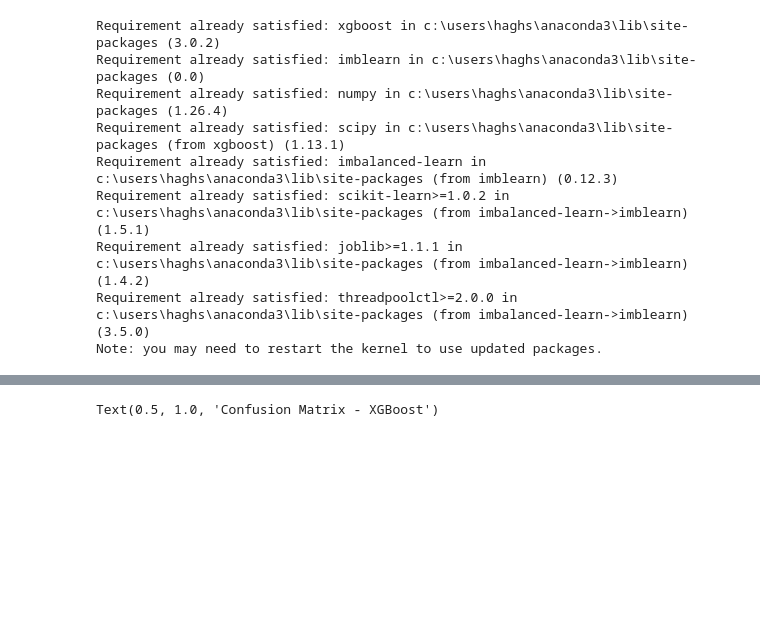
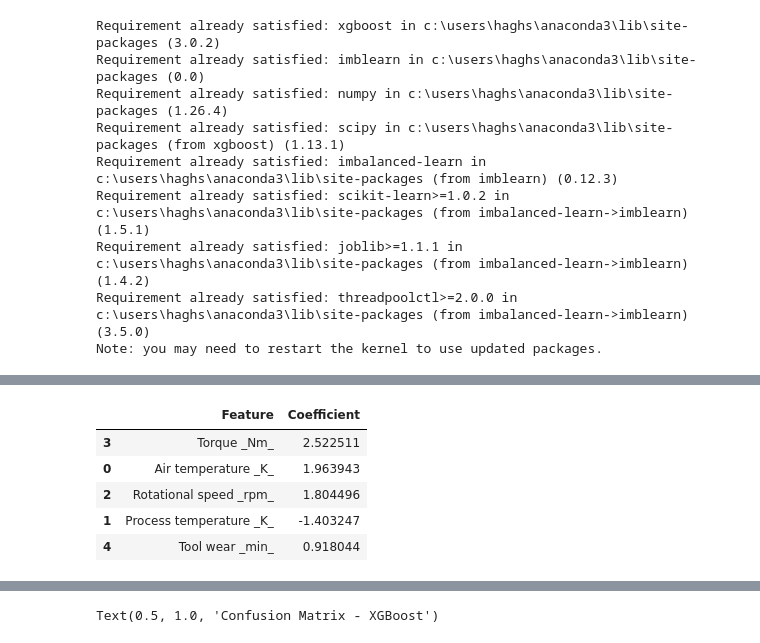
Before and after one commit to Hossein-Haghshenas/industrial-machine-fail-prediction, a Jupyter notebook: predict-maintenance.ipynb, the cells around one changed output, grey strips where cells are left out. Drawn from its saved outputs; the diff is of its cells as text; code cells hidden in the pictures; blank space fills up the shorter version.

```diff
--- a/predict-maintenance.ipynb
+++ b/predict-maintenance.ipynb
@@ -25,11 +25,14 @@ from sklearn.metrics import precision_recall_curve, f1_score, recall_score, prec
 from imblearn.over_sampling import SMOTE
 import xgboost as xgb
 # %%
+# set base url of datasets
+base_url = './dataset/preprocessed/'
+
 # Load preprocessed data
-X_train = pd.read_csv('X_train.csv')
-X_test = pd.read_csv('X_test.csv')
-y_train = pd.read_csv('y_train.csv')
-y_test = pd.read_csv('y_test.csv')
+X_train = pd.read_csv(f'{base_url}X_train.csv')
+X_test = pd.read_csv(f'{base_url}X_test.csv')
+y_train = pd.read_csv(f'{base_url}y_train.csv')
+y_test = pd.read_csv(f'{base_url}y_test.csv')
 
 # change y to series if it's a dataframe
 if isinstance(y_train, pd.DataFrame):
@@ -37,7 +40,14 @@ if isinstance(y_train, pd.DataFrame):
 if isinstance(y_test, pd.DataFrame):
     y_test = y_test.iloc[:, 0]
 
+print(X_train.count())
 
 # Handle class imbalance with SMOTE
+# what is smote ?
+# SMOTE generates new samples not duplicate samples.
+# It does this by interpolating between a minority class sample and one of its nearest neighbors.
+# It use k nearest neighbors method
 smote = SMOTE(random_state=42)
 X_train_resampled, y_train_resampled = smote.fit_resample(X_train, y_train)
+
+print(X_train_resampled.count())
@@ -44,17 +71,31 @@ X_train_resampled, y_train_resampled = smote.fit_resample(X_train, y_train)
 # %%
 # train data with Logistic Regression model
+# max iter is max duplicate the train process that help model find best answer
+# we used class_weight='balanced' when data is imbalanced that help to give more weight to the least classes
 lr_model = LogisticRegression(max_iter=1000, class_weight='balanced')
 lr_model.fit(X_train_resampled, y_train_resampled)
 
 feature_names = X_train.columns
 
-# Get LR feature importance
+# Get features importance (weights)
 lr_coefficients = lr_model.coef_[0]
+# Create a new data frame & implement each feature with weight
 lr_importances = pd.DataFrame({
     'Feature': feature_names,
     'Coefficient': lr_coefficients
 })
+
+# sort data from maximum to minimum base on weights
 lr_importances = lr_importances.reindex(
     lr_importances['Coefficient'].abs().sort_values(ascending=False).index)
+
+lr_importances.head()
+# %% [output]
+|  | Feature | Coefficient |
+| 3 | Torque _Nm_ | 2.522511 |
+| 0 | Air temperature _K_ | 1.963943 |
+| 2 | Rotational speed _rpm_ | 1.804496 |
+| 1 | Process temperature _K_ | -1.403247 |
+| 4 | Tool wear _min_ | 0.918044 |
 # %%
 # train data with Random Forest model
```
Also changed, not shown: parts of 6 cells of this notebook.
